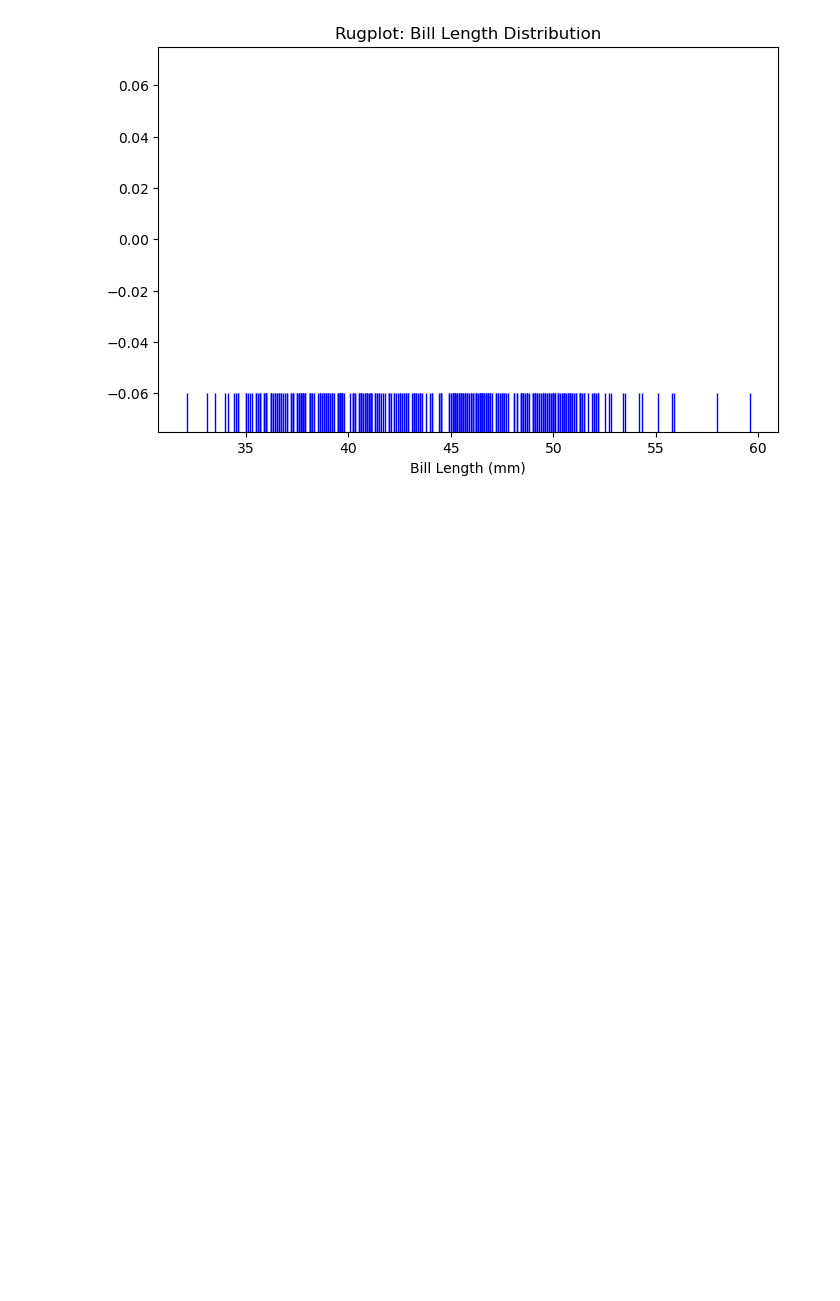
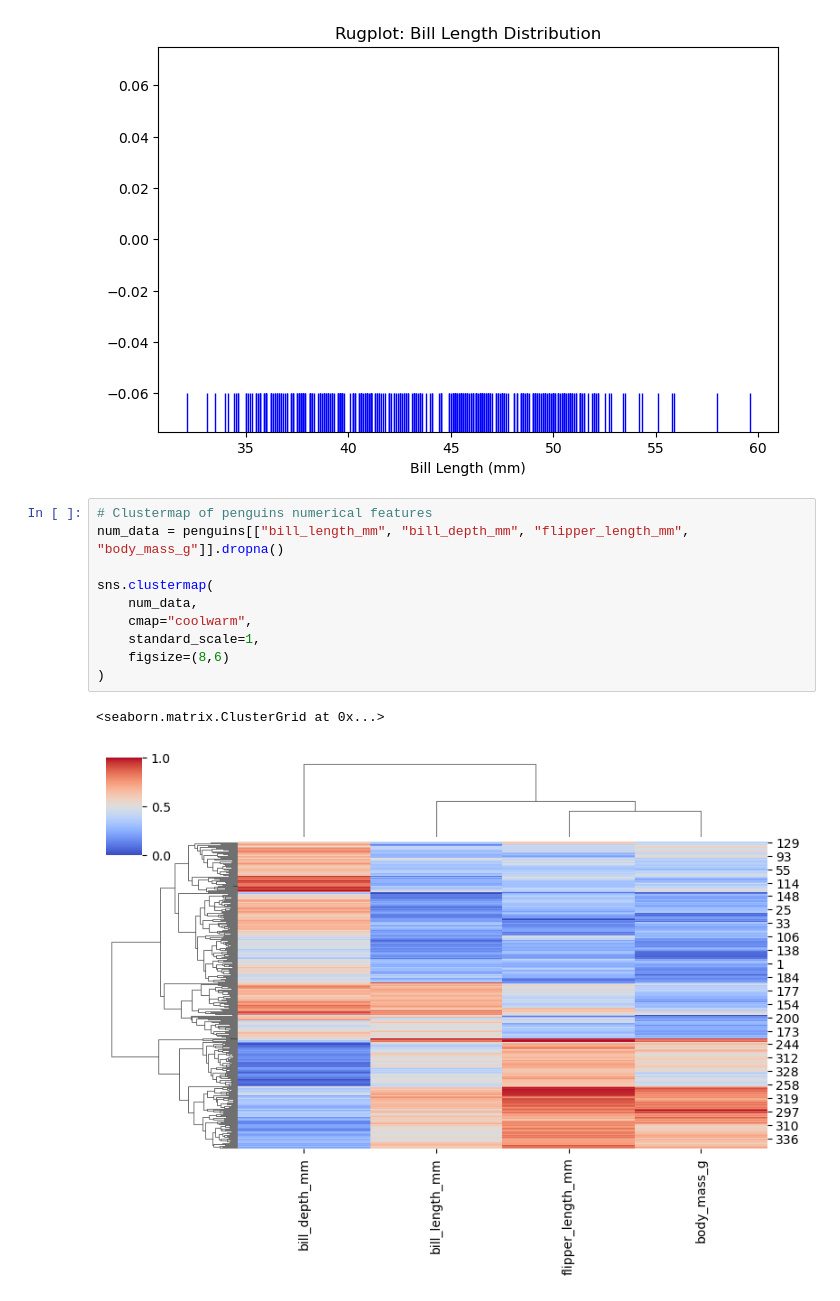
Before and after one commit to md-faiyazkhan/ml-practice, a Jupyter notebook: Seaborn/Seaborn.ipynb, the cells around one changed output. Cells and saved outputs as stored; diff of their text form; blank space fills up the shorter version.

```diff
--- a/Seaborn/Seaborn.ipynb
+++ b/Seaborn/Seaborn.ipynb
@@ -391,3 +391,16 @@ plt.xlabel("Bill Length (mm)")
 plt.show()
 # %% [output]
 [figure]
+# %%
+# Clustermap of penguins numerical features
+num_data = penguins[["bill_length_mm", "bill_depth_mm", "flipper_length_mm", "body_mass_g"]].dropna()
+
+sns.clustermap(
+    num_data,
+    cmap="coolwarm",
+    standard_scale=1,
+    figsize=(8,6)
+)
+# %% [output]
+<seaborn.matrix.ClusterGrid at 0x...>
+[figure, added]
```
